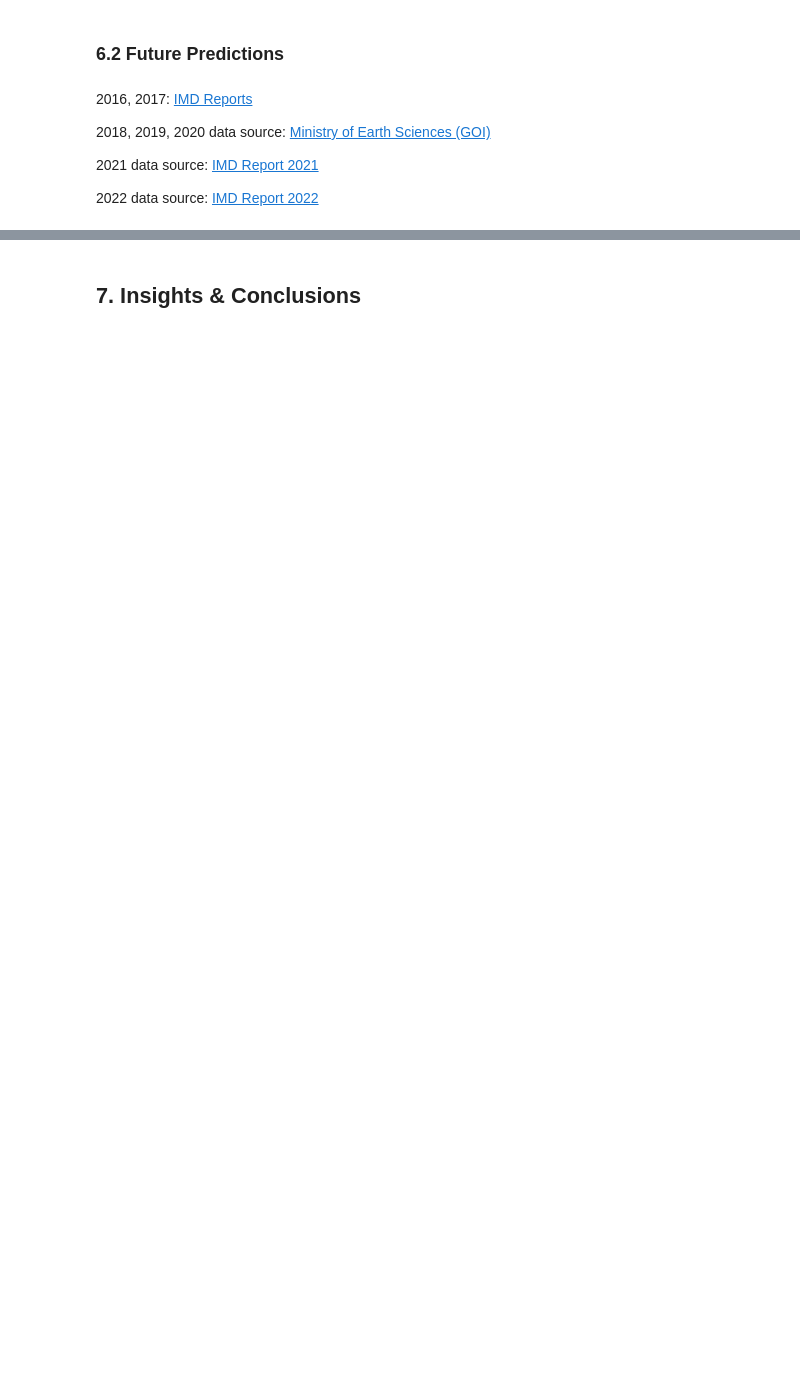
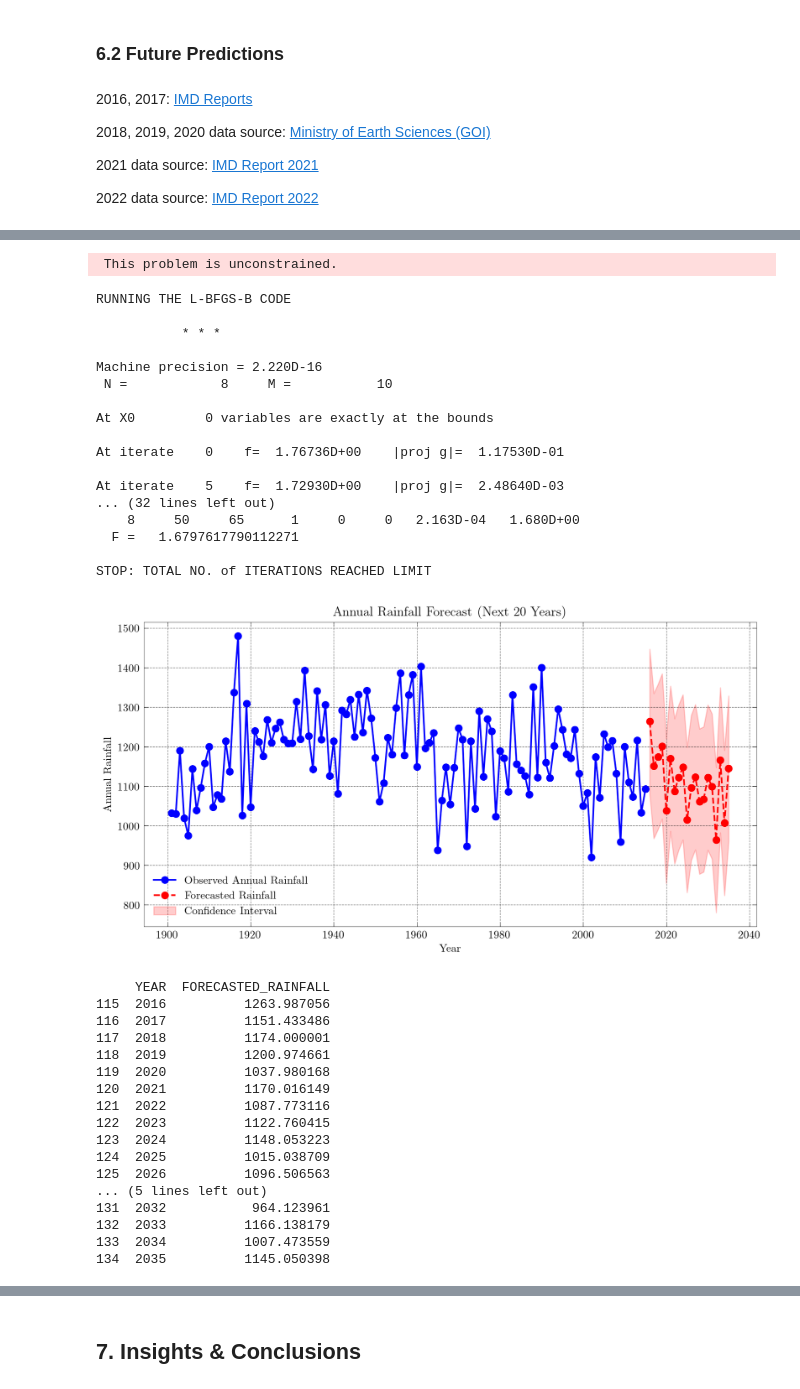
Before and after one commit to asitdave/Data-Science-Projects, a Jupyter notebook: Rainfall-Trend-in-India.ipynb, the cells around one changed output, grey strips where cells are left out. Drawn from its saved outputs; the diff is of its cells as text; code cells hidden in the pictures; blank space fills up the shorter version.

Commit message:
Improved description and added data.

```diff
--- a/Rainfall-Trend-in-India.ipynb
+++ b/Rainfall-Trend-in-India.ipynb
@@ -422,3 +411,80 @@ plt.show()
+# %%
+sarima_model = SARIMAX(rainfall_data['ANNUAL'],
+                        order=(1,1,1),
+                        seasonal_order=(2,1,3,20),
+                        enforce_stationarity=False,
+                        enforce_invertibility=False)
+
+# Fit the model
+results = sarima_model.fit()
+
+# Forecast for next 20 years
+forecast_years = 20
+future_years = np.arange(rainfall_data['YEAR'].iloc[-1] + 1, rainfall_data['YEAR'].iloc[-1] + 1 + forecast_years)
+
+# Predict future values
+forecast = results.get_forecast(steps=forecast_years)
+forecast_values = forecast.predicted_mean
+confidence_intervals = forecast.conf_int()
+
+# Plot the results
+plt.figure(figsize=(10, 5))
+plt.plot(np.arange(rainfall_data['YEAR'].iloc[0], rainfall_data['YEAR'].iloc[-1] + 1), rainfall_data['ANNUAL'], label="Observed Annual Rainfall", marker="o", color='blue')
+plt.plot(future_years, forecast_values, label="Forecasted Rainfall", marker="o", linestyle="dashed", color='red')
+
+# Confidence Interval
+plt.fill_between(future_years,
+                 confidence_intervals.iloc[:, 0],
+                 confidence_intervals.iloc[:, 1],
+                 color='red', alpha=0.2, label="Confidence Interval")
+
+plt.xlabel("Year")
+plt.ylabel("Annual Rainfall")
+plt.title(f"Annual Rainfall Forecast (Next {forecast_years} Years)")
+plt.legend()
+plt.grid()
+plt.show()
+
+# Print forecasted values
+forecast_df = pd.DataFrame({"YEAR": future_years, "FORECASTED_RAINFALL": forecast_values})
+print(forecast_df)
+# %% [output]
+ This problem is unconstrained.
+RUNNING THE L-BFGS-B CODE
+
+           * * *
+
+Machine precision = 2.220D-16
+ N =            8     M =           10
+
+At X0         0 variables are exactly at the bounds
+
+At iterate    0    f=  1.76736D+00    |proj g|=  1.17530D-01
+
+At iterate    5    f=  1.72930D+00    |proj g|=  2.48640D-03
+... (32 lines left out)
+    8     50     65      1     0     0   2.163D-04   1.680D+00
+  F =   1.6797617790112271
+
+STOP: TOTAL NO. of ITERATIONS REACHED LIMIT
+[figure, added]
+     YEAR  FORECASTED_RAINFALL
+115  2016          1263.987056
+116  2017          1151.433486
+117  2018          1174.000001
+118  2019          1200.974661
+119  2020          1037.980168
+120  2021          1170.016149
+121  2022          1087.773116
+122  2023          1122.760415
+123  2024          1148.053223
+124  2025          1015.038709
+125  2026          1096.506563
+... (5 lines left out)
+131  2032           964.123961
+132  2033          1166.138179
+133  2034          1007.473559
+134  2035          1145.050398
 # %%
 actual_data = {
     2016: 1083.2,
```
Also changed, not shown: parts of 16 cells of this notebook, 4 other files.
